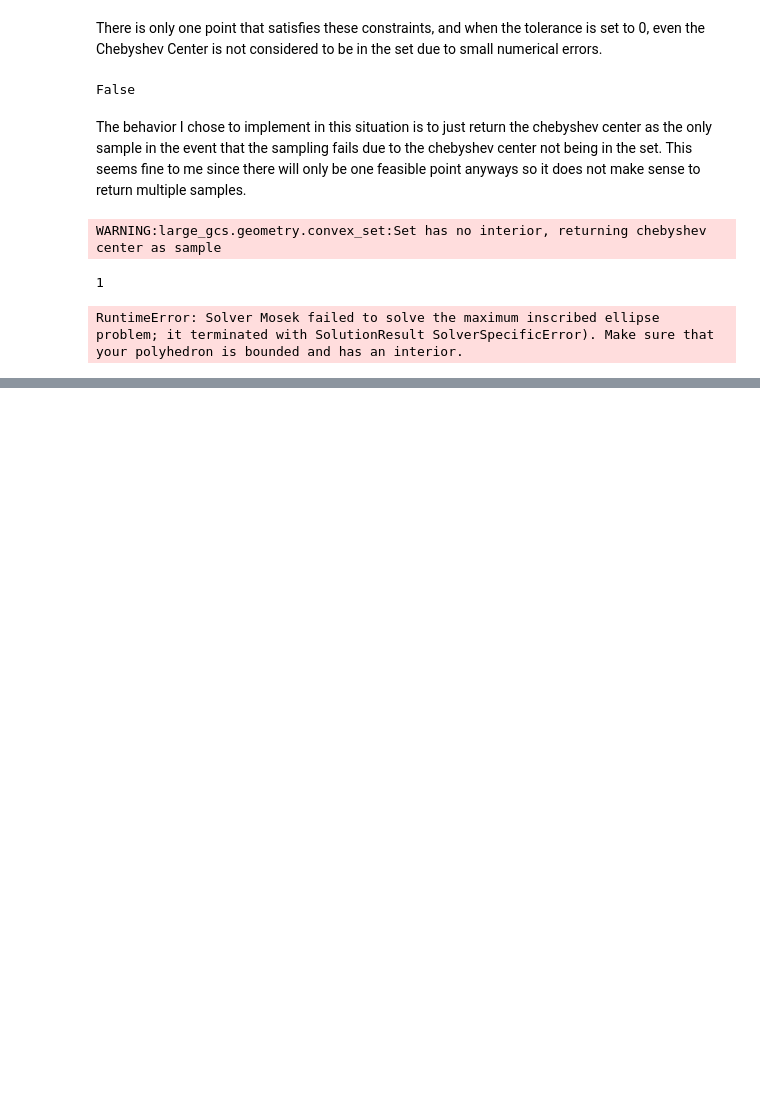
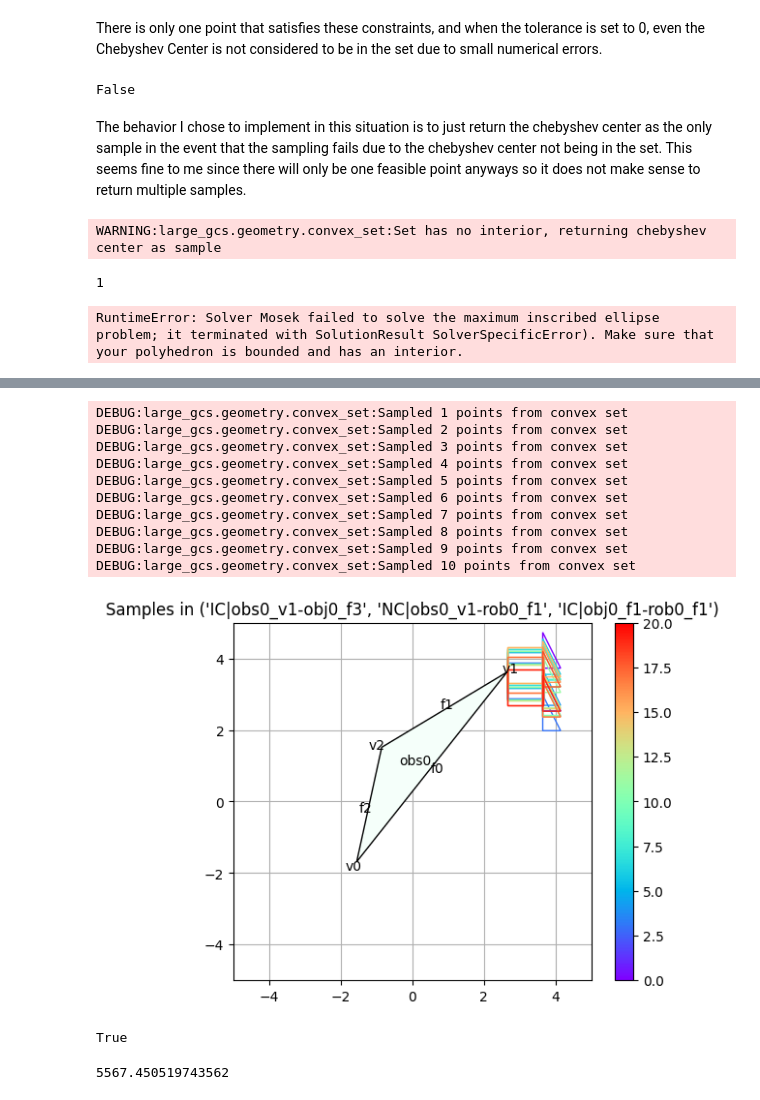
Before and after one commit to shaoyuancc/large_gcs, a Jupyter notebook: explorations/sampling_measure_zero_polyhedra.ipynb, the cells around one changed output, grey strips where cells are left out. Saved outputs shown, nothing was run; the diff lists cells and outputs as text; code cells hidden in the pictures; blank space fills up the shorter version.

```diff
--- a/explorations/sampling_measure_zero_polyhedra.ipynb
+++ b/explorations/sampling_measure_zero_polyhedra.ipynb
@@ -382,0 +430,25 @@ RuntimeError: Solver Mosek failed to solve the maximum inscribed ellipse problem
+# %%
+cg.generate_and_plot_samples_in_set(v_name, 10)
+# %% [output]
+DEBUG:large_gcs.geometry.convex_set:Sampled 1 points from convex set
+DEBUG:large_gcs.geometry.convex_set:Sampled 2 points from convex set
+DEBUG:large_gcs.geometry.convex_set:Sampled 3 points from convex set
+DEBUG:large_gcs.geometry.convex_set:Sampled 4 points from convex set
+DEBUG:large_gcs.geometry.convex_set:Sampled 5 points from convex set
+DEBUG:large_gcs.geometry.convex_set:Sampled 6 points from convex set
+DEBUG:large_gcs.geometry.convex_set:Sampled 7 points from convex set
+DEBUG:large_gcs.geometry.convex_set:Sampled 8 points from convex set
+DEBUG:large_gcs.geometry.convex_set:Sampled 9 points from convex set
+DEBUG:large_gcs.geometry.convex_set:Sampled 10 points from convex set
+[figure, added]
+# %%
+P = contact_set._polyhedron
+null_space_poly_chebyshev_center = P._null_space_polyhedron.set.ChebyshevCenter()
+print(P._null_space_polyhedron.set.PointInSet(null_space_poly_chebyshev_center, tol=0))
+E = P._null_space_polyhedron.set.MaximumVolumeInscribedEllipsoid()
+# %% [output]
+True
+# %%
+E.CalcVolume()
+# %% [output]
+5567.450519743562
```
Also changed, not shown: parts of 3 cells of this notebook, 5 other files.
